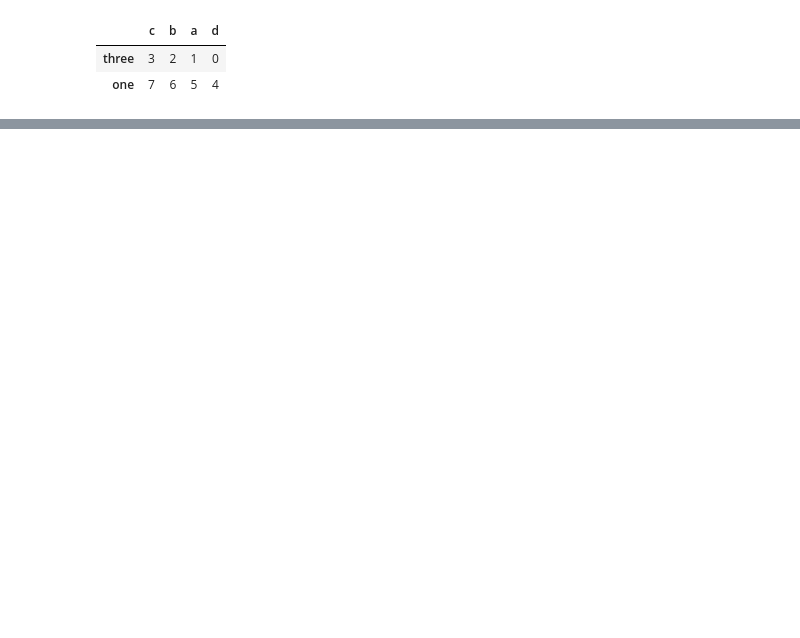
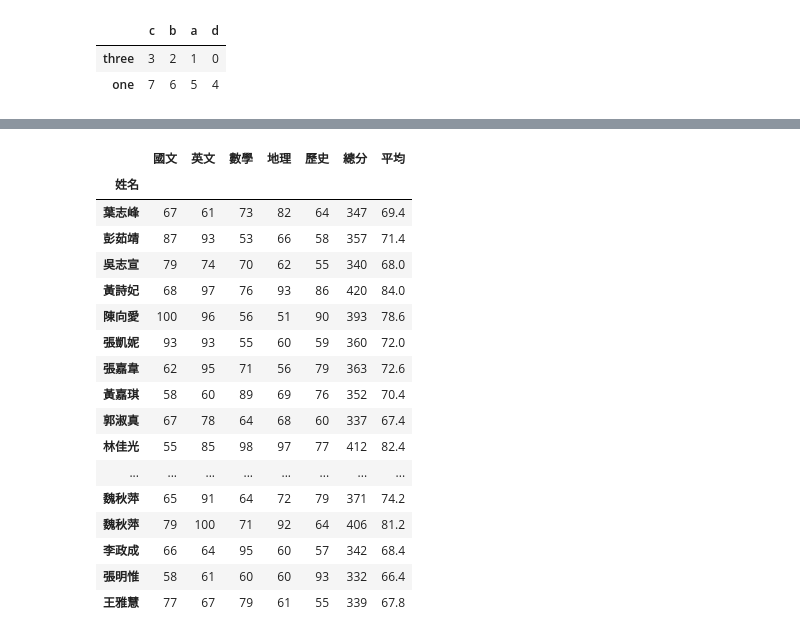
Before and after one commit to jsdhwdmaX09/aaaab, a Jupyter notebook: lesson17_1.ipynb, the cells around one changed output, grey strips where cells are left out. Cells and saved outputs as stored; diff of their text form; code cells hidden in the pictures; blank space fills up the shorter version.

```diff
--- a/lesson17_1.ipynb
+++ b/lesson17_1.ipynb
@@ -34,0 +102,25 @@ dataFrame1.sort_values(by='one',axis=1,ascending=False)
+# %%
+sum_s = dataFrame2.sum(axis=1)
+mean_s = dataFrame2.mean(axis=1)
+dataFrame2['總分'] = sum_s
+dataFrame2['平均'] = mean_s
+dataFrame2
+# %% [output]
+|  | 國文 | 英文 | 數學 | 地理 | 歷史 | 總分 | 平均 |
+| 姓名 |  |  |  |  |  |  |  |
+| 葉志峰 | 67 | 61 | 73 | 82 | 64 | 347 | 69.4 |
+| 彭茹靖 | 87 | 93 | 53 | 66 | 58 | 357 | 71.4 |
+| 吳志宣 | 79 | 74 | 70 | 62 | 55 | 340 | 68.0 |
+| 黃詩妃 | 68 | 97 | 76 | 93 | 86 | 420 | 84.0 |
+| 陳向愛 | 100 | 96 | 56 | 51 | 90 | 393 | 78.6 |
+| 張凱妮 | 93 | 93 | 55 | 60 | 59 | 360 | 72.0 |
+| 張嘉韋 | 62 | 95 | 71 | 56 | 79 | 363 | 72.6 |
+| 黃嘉琪 | 58 | 60 | 89 | 69 | 76 | 352 | 70.4 |
+| 郭淑真 | 67 | 78 | 64 | 68 | 60 | 337 | 67.4 |
+| 林佳光 | 55 | 85 | 98 | 97 | 77 | 412 | 82.4 |
+| ... | ... | ... | ... | ... | ... | ... | ... |
+| 魏秋萍 | 65 | 91 | 64 | 72 | 79 | 371 | 74.2 |
+| 魏秋萍 | 79 | 100 | 71 | 92 | 64 | 406 | 81.2 |
+| 李政成 | 66 | 64 | 95 | 60 | 57 | 342 | 68.4 |
+| 張明惟 | 58 | 61 | 60 | 60 | 93 | 332 | 66.4 |
+| 王雅慧 | 77 | 67 | 79 | 61 | 55 | 339 | 67.8 |
```
Also changed, not shown: parts of 13 cells of this notebook, 2 other files.
